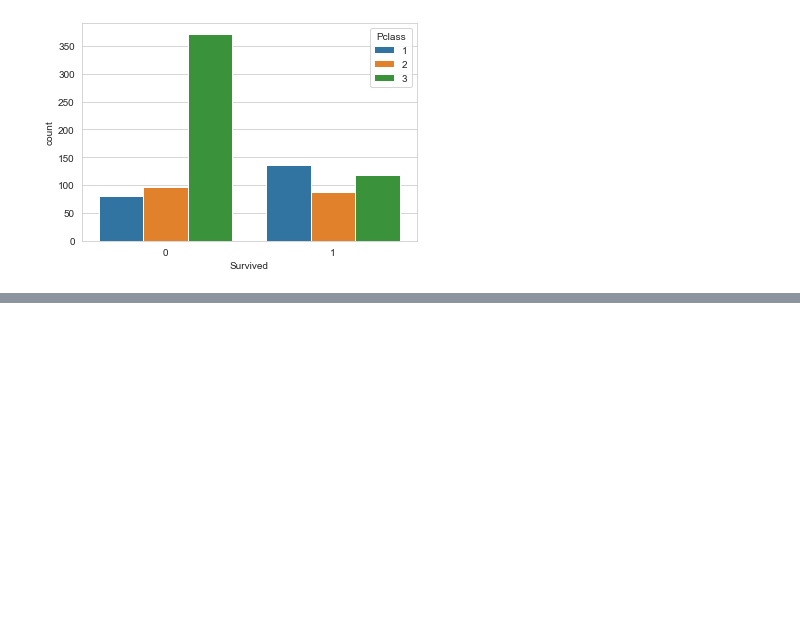
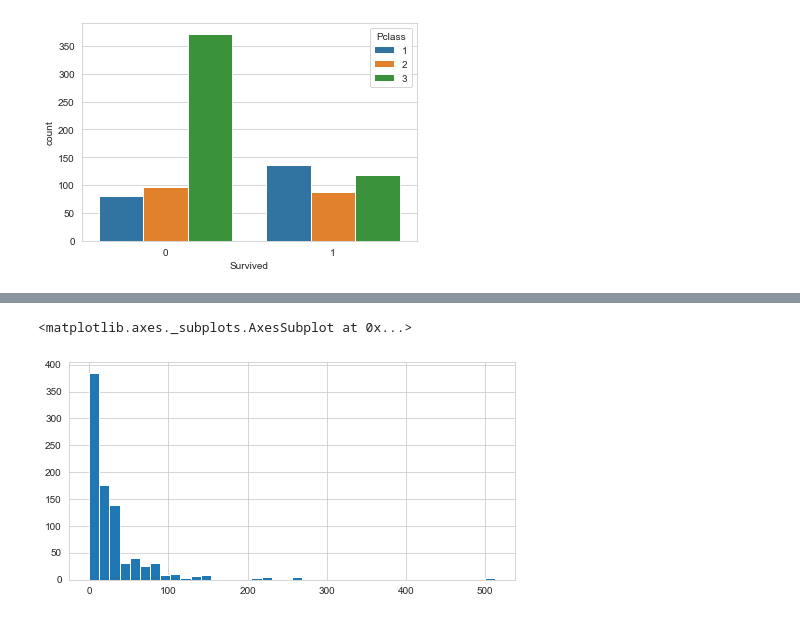
Before and after one commit to taraxdev/Titanic-Survival-Exploration, a Jupyter notebook: Titanic Exploratory Data Analysis.ipynb, the cells around one changed output, grey strips where cells are left out. Saved outputs shown, nothing was run; the diff lists cells and outputs as text; code cells hidden in the pictures; blank space fills up the shorter version.

```diff
--- a/Titanic Exploratory Data Analysis.ipynb
+++ b/Titanic Exploratory Data Analysis.ipynb
@@ -73,0 +99,5 @@ ak.set(xlabel = "Age", ylabel = "Number of deaths")
+# %%
+train['Fare'].hist(bins=40, figsize = (8,4))
+# %% [output]
+<matplotlib.axes._subplots.AxesSubplot at 0x...>
+[figure, added]
```
Also changed, not shown: parts of 33 cells of this notebook.
